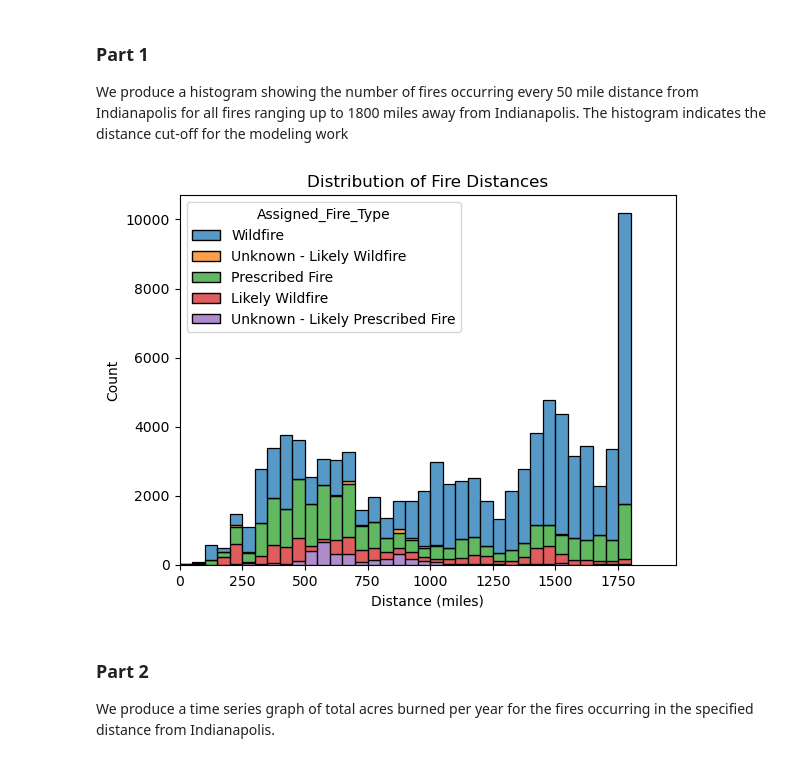
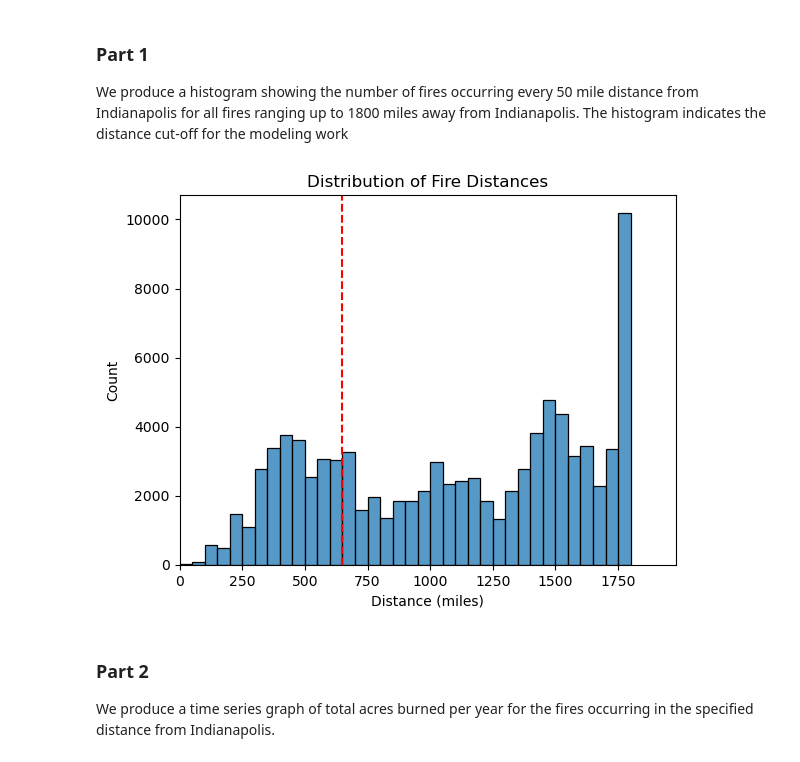
Before and after one commit to himanshunaidu/data512_project, a Jupyter notebook: wildfire_data_analysis.ipynb, the cells around one changed output. Saved outputs shown, nothing was run; the diff lists cells and outputs as text; code cells hidden in the pictures.

```diff
--- a/wildfire_data_analysis.ipynb
+++ b/wildfire_data_analysis.ipynb
@@ -226,6 +226,7 @@ We produce a histogram showing the number of fires occurring every 50 mile dista
 # %%
 # CONSTANTS
 DISTANCE_THRESHOLD = 1800 # in miles
+DISTANCE_THRESHOLD_ANALYIS = 650 # in miles
 
 FIRE_FEATURE_DISTANCES_PATH = "intermediate/Fire_Feature_Distances.csv"
 
@@ -238,15 +239,19 @@ fire_feature_valid_dates_df = pd.read_csv(FIRE_FEATURE_DISTANCES_PATH)
 # %%
 # Use seaborn's histplot to visualize the distribution of distances upto 1800 miles
 sns.histplot(data=fire_feature_valid_dates_df,
              x=FIRE_DISTANCE_COLUMN, bins=range(0, DISTANCE_THRESHOLD+1, 50),
-             hue=FIRE_TYPE_COLUMN, multiple="stack", stat="count")
+             multiple="stack", stat="count")
 plt.title('Distribution of Fire Distances')
 plt.xlabel('Distance (miles)')
 plt.ylabel('Count')
 plt.xlim(0, DISTANCE_THRESHOLD*1.1)
+
+# Indicate the distance cut-off for modeling work (DISTANCE_THRESHOLD_ANALYIS)
+plt.axvline(x=DISTANCE_THRESHOLD_ANALYIS, color='red', linestyle='--', label='Distance Threshold for Analysis')
+
 plt.show()
 # %% [output]
-[figure, old version]
+[figure, new version]
 # %% [markdown]
 ### Part 2
 
```
Also changed, not shown: parts of 2 cells of this notebook, 1 other file.
